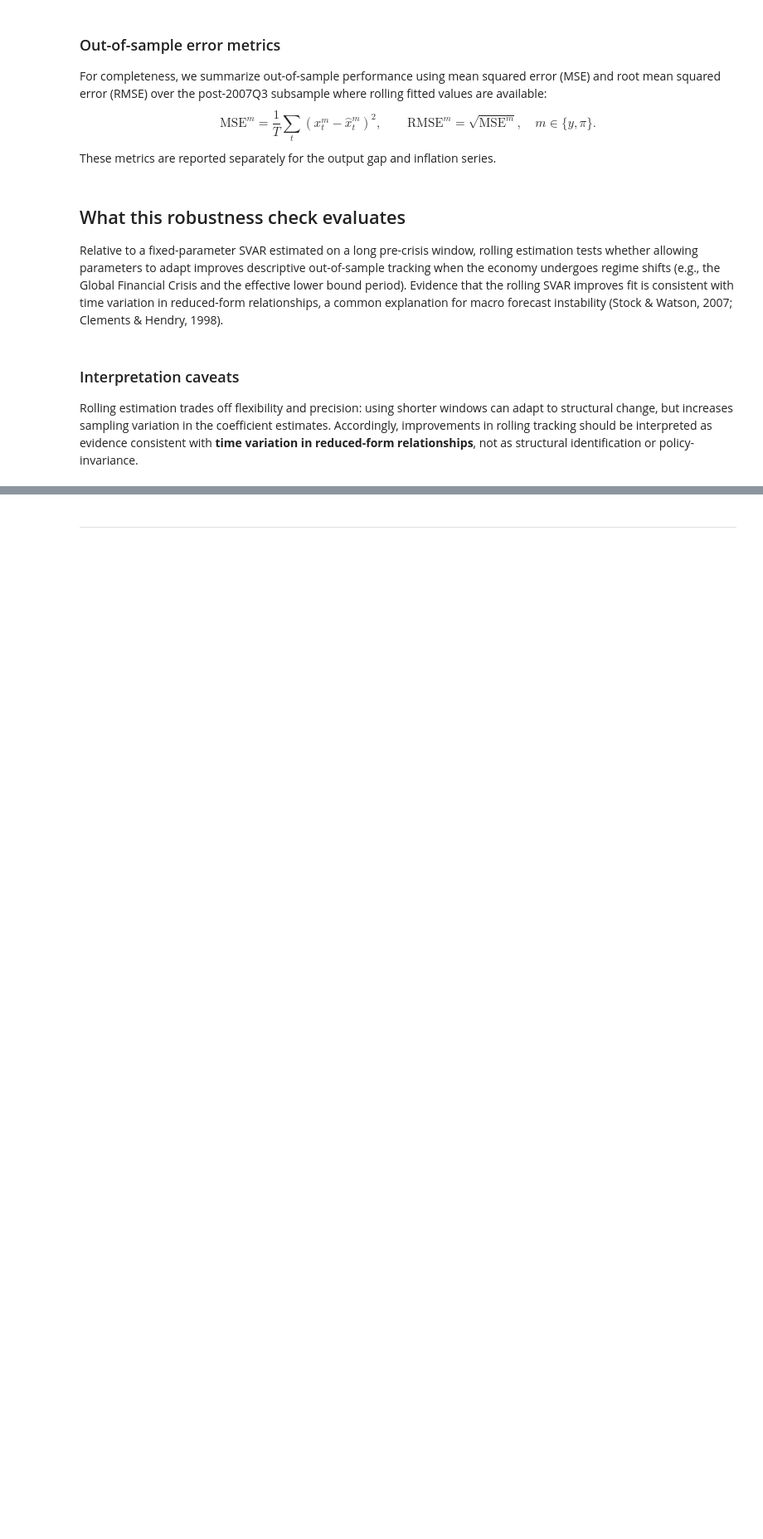
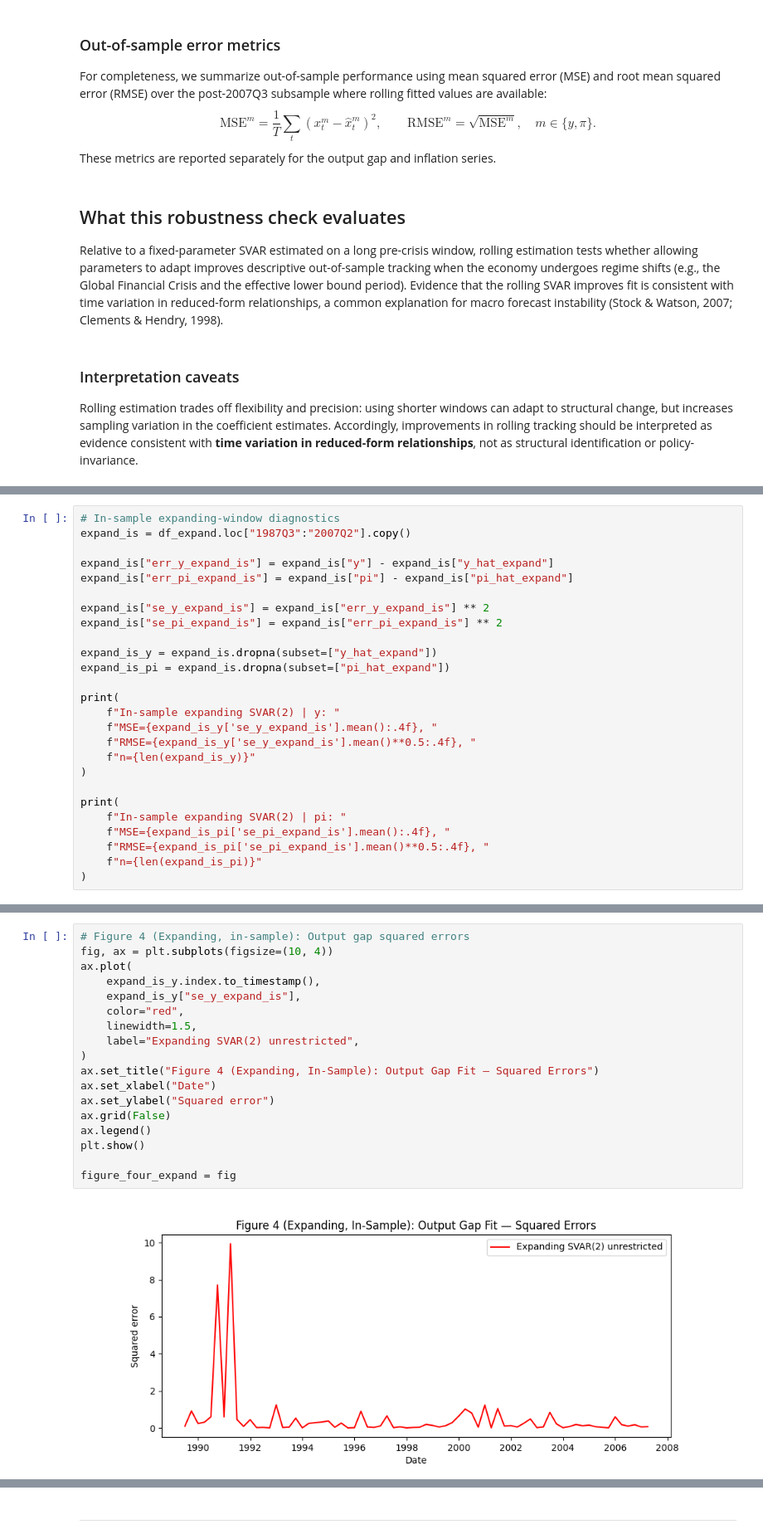
Before and after one commit to erskordi/Autonomous_Fed, a Jupyter notebook: notebooks/linear_environment.ipynb, the cells around one changed output, grey strips where cells are left out. Shown at 83% size. Saved outputs shown, nothing was run; the diff lists cells and outputs as text; blank space fills up the shorter version.

```diff
--- a/notebooks/linear_environment.ipynb
+++ b/notebooks/linear_environment.ipynb
@@ -1730,0 +1839,26 @@ structural identification or policy-invariance.
+# %%
+# In-sample expanding-window diagnostics
+expand_is = df_expand.loc["1987Q3":"2007Q2"].copy()
+
+expand_is["err_y_expand_is"] = expand_is["y"] - expand_is["y_hat_expand"]
+expand_is["err_pi_expand_is"] = expand_is["pi"] - expand_is["pi_hat_expand"]
+
+expand_is["se_y_expand_is"] = expand_is["err_y_expand_is"] ** 2
+expand_is["se_pi_expand_is"] = expand_is["err_pi_expand_is"] ** 2
+
+expand_is_y = expand_is.dropna(subset=["y_hat_expand"])
+expand_is_pi = expand_is.dropna(subset=["pi_hat_expand"])
+
+print(
+    f"In-sample expanding SVAR(2) | y: "
+    f"MSE={expand_is_y['se_y_expand_is'].mean():.4f}, "
+    f"RMSE={expand_is_y['se_y_expand_is'].mean()**0.5:.4f}, "
+    f"n={len(expand_is_y)}"
+)
+
+print(
+    f"In-sample expanding SVAR(2) | pi: "
+    f"MSE={expand_is_pi['se_pi_expand_is'].mean():.4f}, "
+    f"RMSE={expand_is_pi['se_pi_expand_is'].mean()**0.5:.4f}, "
+    f"n={len(expand_is_pi)}"
+)
@@ -1730,0 +1874,20 @@ structural identification or policy-invariance.
+# %%
+# Figure 4 (Expanding, in-sample): Output gap squared errors
+fig, ax = plt.subplots(figsize=(10, 4))
+ax.plot(
+    expand_is_y.index.to_timestamp(),
+    expand_is_y["se_y_expand_is"],
+    color="red",
+    linewidth=1.5,
+    label="Expanding SVAR(2) unrestricted",
+)
+ax.set_title("Figure 4 (Expanding, In-Sample): Output Gap Fit — Squared Errors")
+ax.set_xlabel("Date")
+ax.set_ylabel("Squared error")
+ax.grid(False)
+ax.legend()
+plt.show()
+
+figure_four_expand = fig
+# %% [output]
+[figure, added]
```
Also changed, not shown: parts of 24 cells of this notebook, 15 other files.
